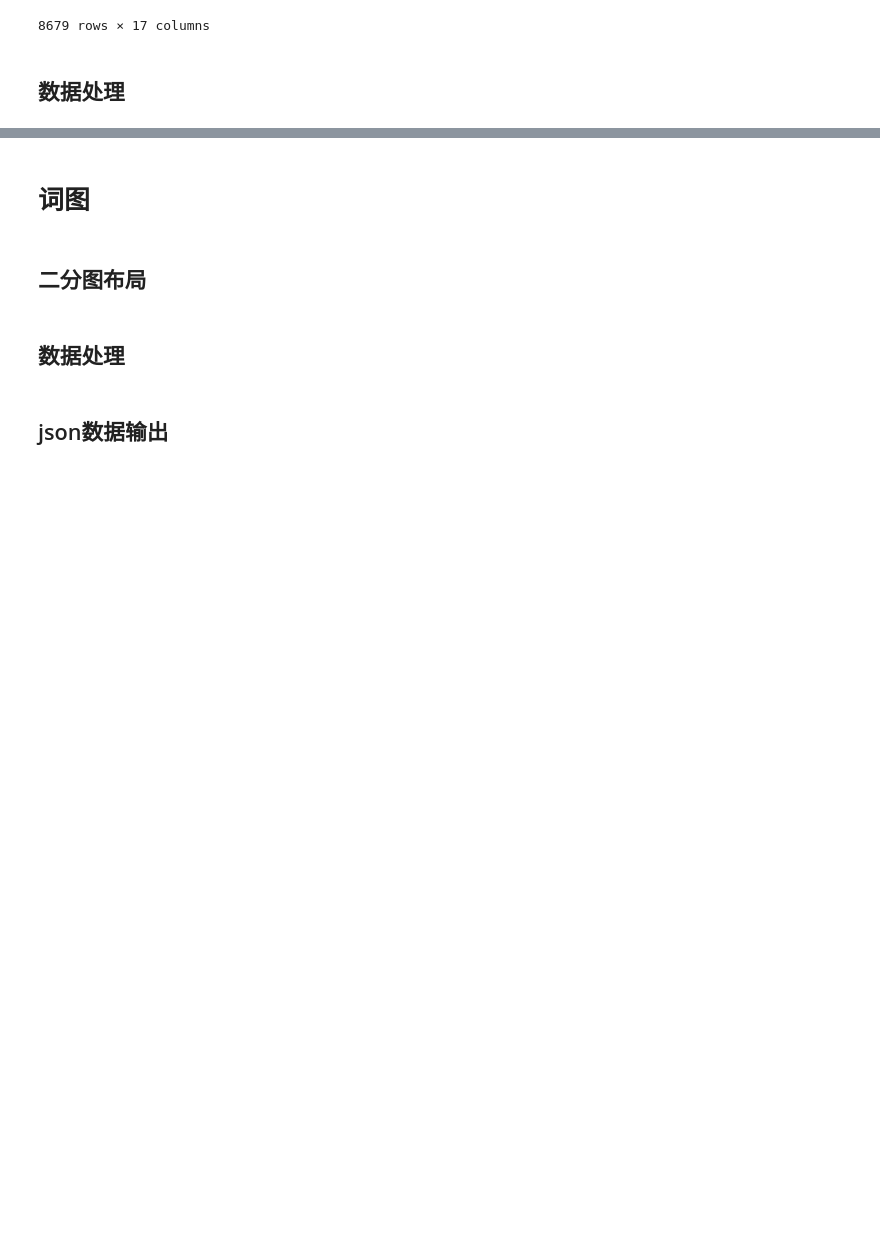
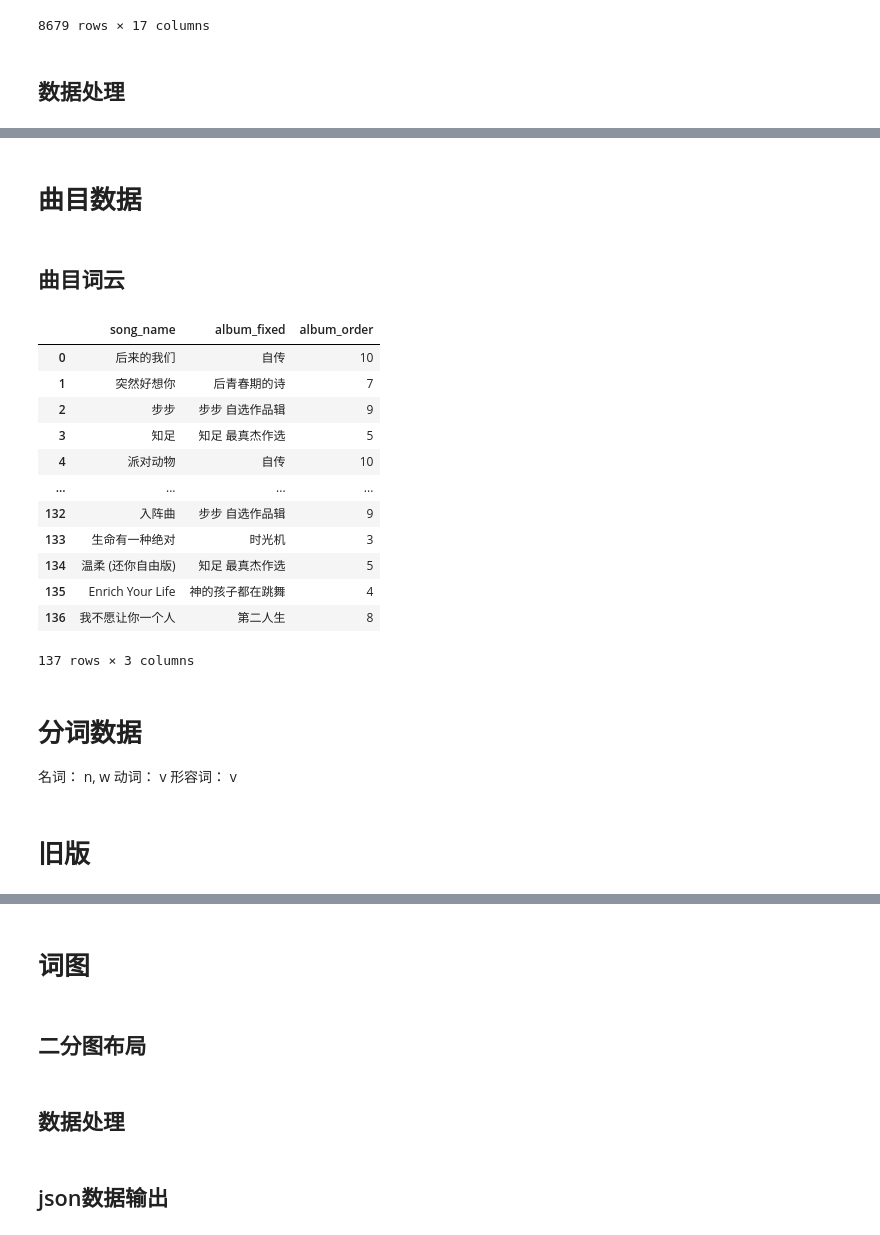
Before and after one commit to Kofi-W/net_charts, a Jupyter notebook: songs/web_data.ipynb, the cells around one changed output, grey strips where cells are left out. Saved outputs shown, nothing was run; the diff lists cells and outputs as text; code cells hidden in the pictures; blank space fills up the shorter version.

```diff
--- a/songs/web_data.ipynb
+++ b/songs/web_data.ipynb
@@ -162,0 +58,4 @@ with open('output/words_data.json', 'w', encoding='utf-8') as f:
+# %%
+# id处理
+df_songs = id_process(df_raw, is_words=False)
+df_songs
@@ -162,0 +76,21 @@ with open('output/words_data.json', 'w', encoding='utf-8') as f:
+# %% [markdown]
+# 曲目数据
+# %% [markdown]
+## 曲目词云
+# %%
+df_songs_for_cloud = df_songs[['song_name', 'album_fixed', 'album_order']].drop_duplicates().reset_index(drop=True).copy()
+df_songs_for_cloud
+# %% [output]
+|  | song_name | album_fixed | album_order |
+| 0 | 后来的我们 | 自传 | 10 |
+| 1 | 突然好想你 | 后青春期的诗 | 7 |
+| 2 | 步步 | 步步 自选作品辑 | 9 |
+| 3 | 知足 | 知足 最真杰作选 | 5 |
+| 4 | 派对动物 | 自传 | 10 |
+| ... | ... | ... | ... |
+| 132 | 入阵曲 | 步步 自选作品辑 | 9 |
+| 133 | 生命有一种绝对 | 时光机 | 3 |
+| 134 | 温柔 (还你自由版) | 知足 最真杰作选 | 5 |
+| 135 | Enrich Your Life | 神的孩子都在跳舞 | 4 |
+| 136 | 我不愿让你一个人 | 第二人生 | 8 |
+137 rows × 3 columns
@@ -162,0 +101,5 @@ with open('output/words_data.json', 'w', encoding='utf-8') as f:
+# %% [markdown]
+# 分词数据
+名词： n, w
+动词： v
+形容词： v
@@ -162,0 +134,2 @@ with open('output/words_data.json', 'w', encoding='utf-8') as f:
+# %% [markdown]
+# 旧版
```
Also changed, not shown: parts of 40 cells of this notebook, 3 other files.
